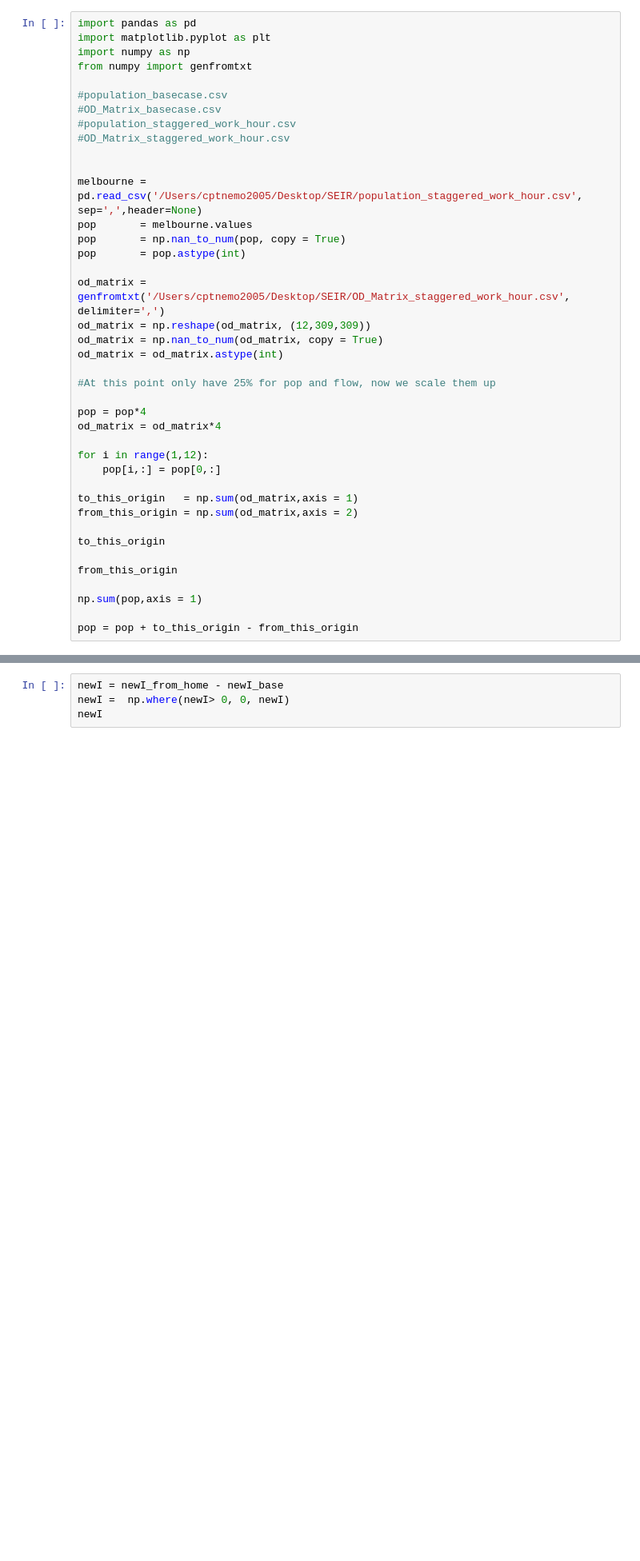
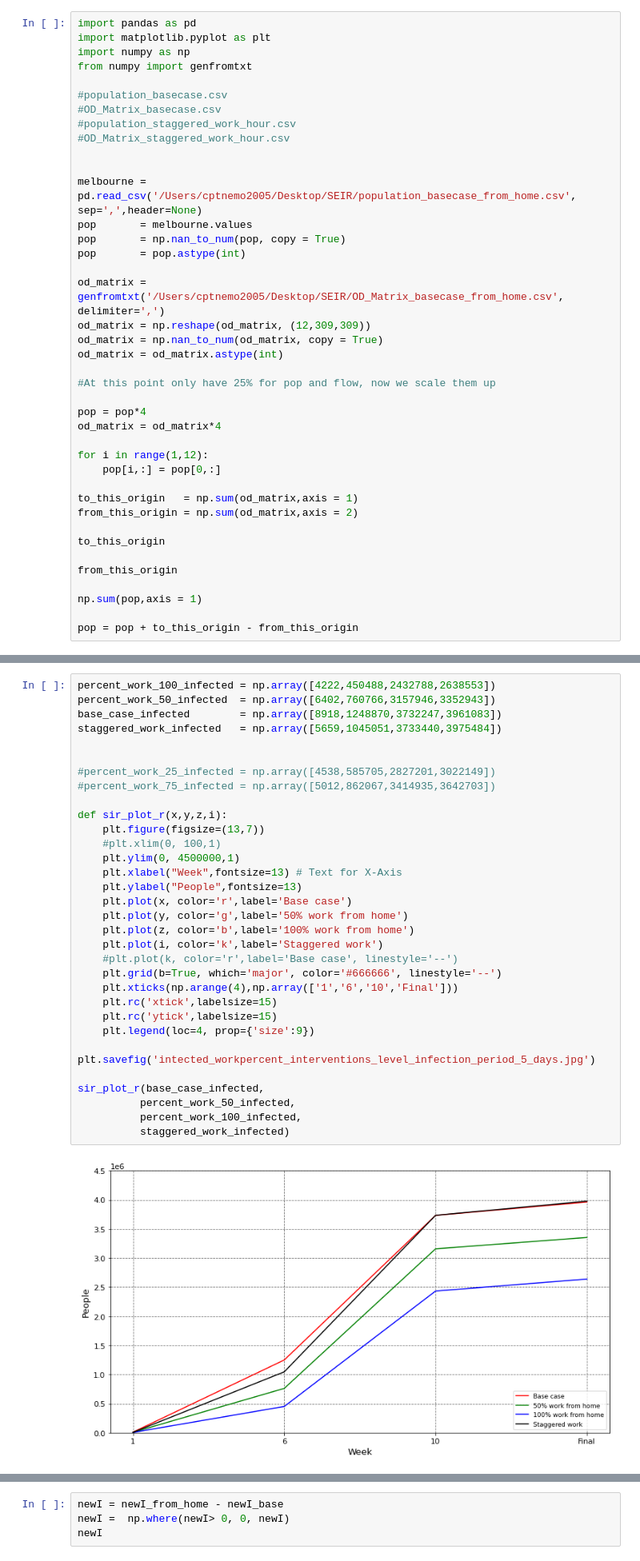
Before and after one commit to captainnemo2005/compartmentmodel, a Jupyter notebook: Melbourne Work from home.ipynb, the cells around one changed output, grey strips where cells are left out. Shown at 80% size. Cells and saved outputs as stored; diff of their text form; blank space fills up the shorter version.

```diff
--- a/Melbourne Work from home.ipynb
+++ b/Melbourne Work from home.ipynb
@@ -10,12 +10,12 @@ from numpy import genfromtxt
 #OD_Matrix_staggered_work_hour.csv
 
 
-melbourne = pd.read_csv('/Users/cptnemo2005/Desktop/SEIR/population_staggered_work_hour.csv', sep=',',header=None)
+melbourne = pd.read_csv('/Users/cptnemo2005/Desktop/SEIR/population_basecase_from_home.csv', sep=',',header=None)
 pop       = melbourne.values
 pop       = np.nan_to_num(pop, copy = True)
 pop       = pop.astype(int)
 
-od_matrix = genfromtxt('/Users/cptnemo2005/Desktop/SEIR/OD_Matrix_staggered_work_hour.csv', delimiter=',')
+od_matrix = genfromtxt('/Users/cptnemo2005/Desktop/SEIR/OD_Matrix_basecase_from_home.csv', delimiter=',')
 od_matrix = np.reshape(od_matrix, (12,309,309))
 od_matrix = np.nan_to_num(od_matrix, copy = True)
 od_matrix = od_matrix.astype(int)
@@ -85,0 +123,34 @@ res['baseline'] = sir(model,pop,od_matrix,alpha,iterations,inf)
+# %%
+percent_work_100_infected = np.array([4222,450488,2432788,2638553])
+percent_work_50_infected  = np.array([6402,760766,3157946,3352943])
+base_case_infected        = np.array([8918,1248870,3732247,3961083])
+staggered_work_infected   = np.array([5659,1045051,3733440,3975484])
+
+
+#percent_work_25_infected = np.array([4538,585705,2827201,3022149])
+#percent_work_75_infected = np.array([5012,862067,3414935,3642703])
+
+def sir_plot_r(x,y,z,i):
+    plt.figure(figsize=(13,7))
+    #plt.xlim(0, 100,1)
+    plt.ylim(0, 4500000,1)
+    plt.xlabel("Week",fontsize=13) # Text for X-Axis
+    plt.ylabel("People",fontsize=13)
+    plt.plot(x, color='r',label='Base case')
+    plt.plot(y, color='g',label='50% work from home')
+    plt.plot(z, color='b',label='100% work from home')
+    plt.plot(i, color='k',label='Staggered work')
+    #plt.plot(k, color='r',label='Base case', linestyle='--')
+    plt.grid(b=True, which='major', color='#666666', linestyle='--')
+    plt.xticks(np.arange(4),np.array(['1','6','10','Final']))
+    plt.rc('xtick',labelsize=15)
+    plt.rc('ytick',labelsize=15)
+    plt.legend(loc=4, prop={'size':9})
+    plt.savefig('intected_workpercent_interventions_level_infection_period_5_days.jpg')
+
+sir_plot_r(base_case_infected,
+          percent_work_50_infected,
+          percent_work_100_infected,
+          staggered_work_infected)
+# %% [output]
+[figure, added]
```
Also changed, not shown: parts of 18 cells of this notebook, 2 other files.
